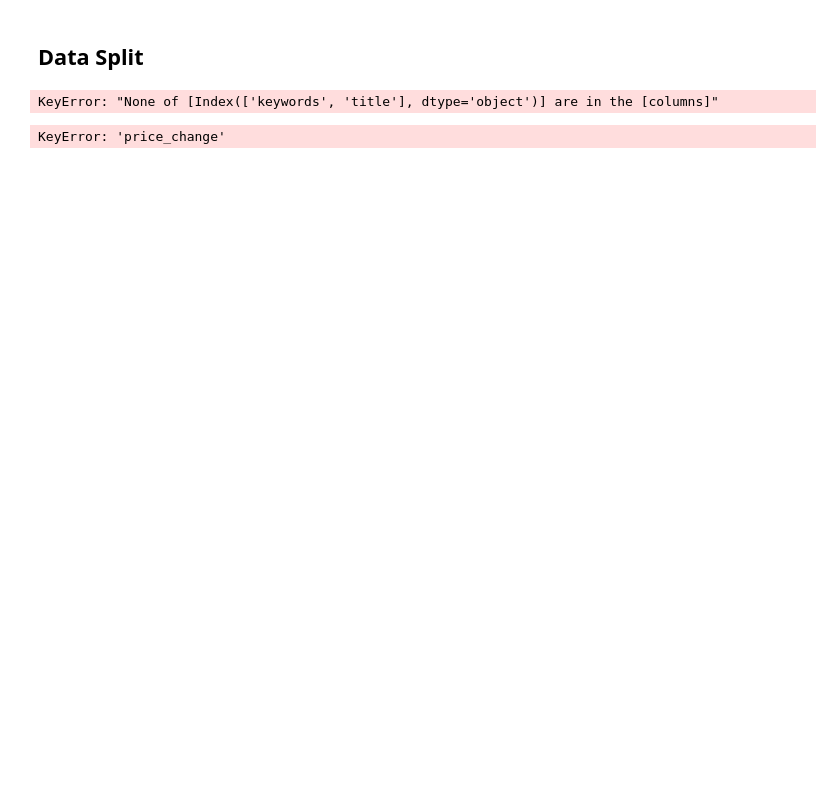
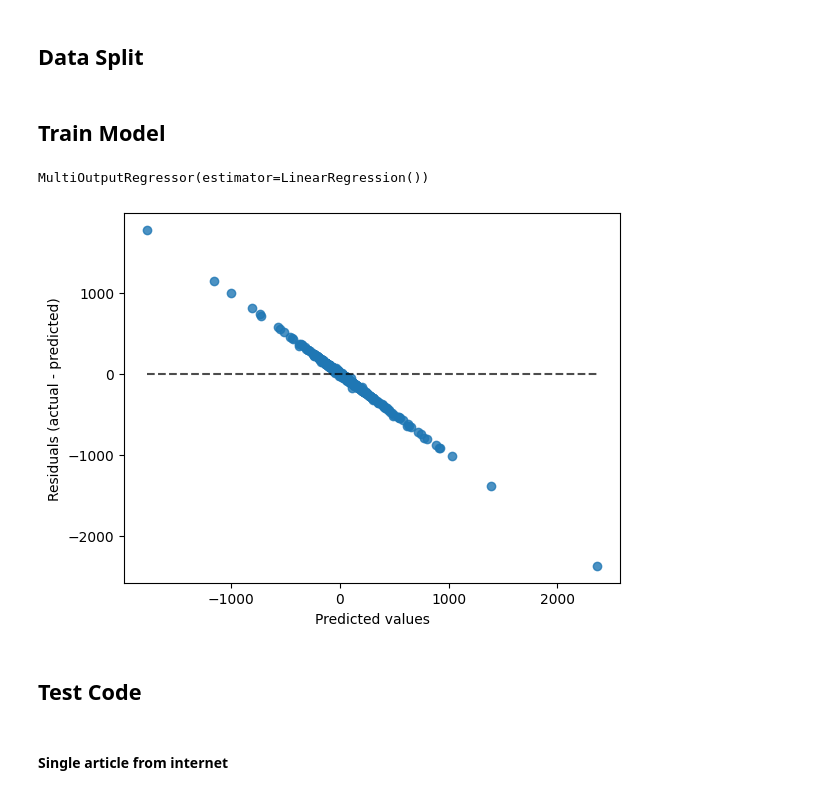
Before and after one commit to JiNathan/StockMarketPrediction, a Jupyter notebook: News_Data_Processing.ipynb, the cells around one changed output. Saved outputs shown, nothing was run; the diff lists cells and outputs as text; code cells hidden in the pictures; blank space fills up the shorter version.

Commit message:
First training done
Error is weird. Will work to align it correctly.

```diff
--- a/News_Data_Processing.ipynb
+++ b/News_Data_Processing.ipynb
@@ -246,0 +193,8 @@ transform_fit: (511, 18156) count_docs: (442, 18156)
+# %%
+count_docs = tfidf_vectorizer.transform(hold["keywords"].apply(lambda keywords: " ".join(keywords)))
+
+relevancy = pd.DataFrame((transform_fit @ count_docs.T).toarray(), columns=hold.index)
+
+# Test Code
+#count_docs
+relevancy
@@ -251,27 +219,36 @@ transform_fit: (511, 18156) count_docs: (442, 18156)
 from sklearn.model_selection import train_test_split
 
 # Define your input (X) and output (y) variables
-X = articles[['keywords', 'title']]  # Assuming 'date' is a datetime column
+X = relevancy  # Assuming 'date' is a datetime column
 # Replace 'actual_target_column' with the actual column name you want to predict
-y = articles['date'].apply(lambda row: get_date_stocks(row))
+y = prices
 
 # Split the data into training and testing sets
 x_train, x_test, y_train, y_test = train_test_split(X, y, test_size=0.2, random_state=42)
-# %% [output]
-KeyError: "None of [Index(['keywords', 'title'], dtype='object')] are in the [columns]"
-# %%
-from sklearn.linear_model import LinearRegression
-from sklearn.metrics import mean_squared_error
-
-# Machine Learning Model: Linear Regression
-linear_reg = LinearRegression()
-linear_reg.fit(x_train, y_train['price_change'].values.flatten())
-
-# Make predictions on the test set
-predictions = linear_reg.predict(x_test)
-
-# Evaluate the model
-mse = mean_squared_error(y_test, predictions)
-print(f'Mean Squared Error: {mse}')
-# %% [output]
-KeyError: 'price_change'
+# %% [markdown]
+## Train Model
+# %%
+from sklearn.multioutput import MultiOutputRegressor
+from sklearn.linear_model import LinearRegression
+
+regressor = LinearRegression()
+multi_output_regressor = MultiOutputRegressor(regressor)
+multi_output_regressor.fit(x_train, y_train)
+
+# articles[articles.columns[0]]
+# %% [output]
+MultiOutputRegressor(estimator=LinearRegression())
+# %%
+import matplotlib.pyplot as plt
+from sklearn.metrics import PredictionErrorDisplay
+
+prediction = PredictionErrorDisplay(y_true=y_test, y_pred=multi_output_regressor.predict(x_test))
+prediction.plot()
+
+plt.show()
+# %% [output]
+[figure, added]
+# %% [markdown]
+## Test Code
+# %% [markdown]
+#### Single article from internet
```
Also changed, not shown: parts of 7 cells of this notebook.
